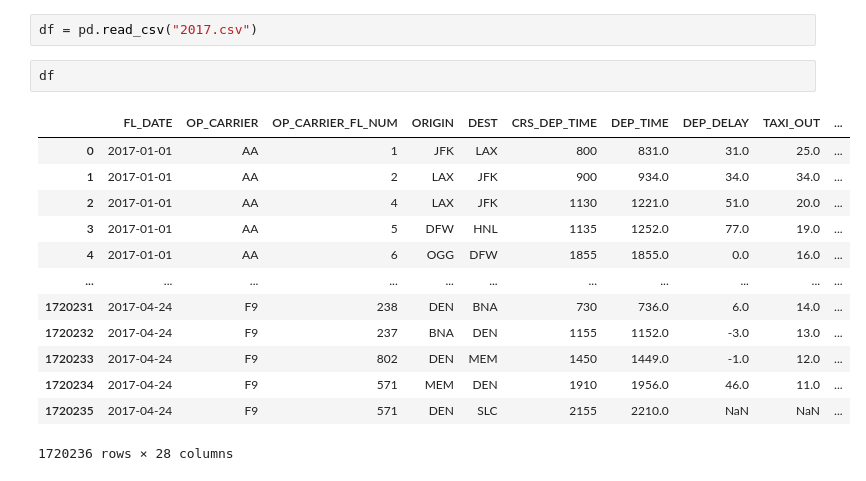
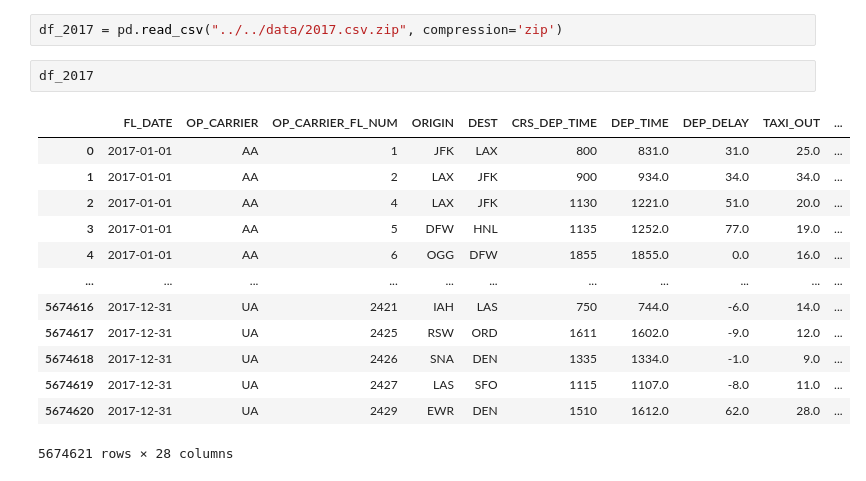
Before and after one commit to Ysfclk1/US_airline_performance_analytics, a Jupyter notebook: python/data_cleansing/Airlines_2017.ipynb, the cells around one changed output. Saved outputs shown, nothing was run; the diff lists cells and outputs as text.

```diff
--- a/python/data_cleansing/Airlines_2017.ipynb
+++ b/python/data_cleansing/Airlines_2017.ipynb
@@ -3,19 +28,19 @@ import pandas as pd
 # %%
-df = pd.read_csv("2017.csv")
+df_2017 = pd.read_csv("../../data/2017.csv.zip", compression='zip')
-# %%
-df
-# %% [output]
-|  | FL_DATE | OP_CARRIER | OP_CARRIER_FL_NUM | ORIGIN | DEST | CRS_DEP_TIME | DEP_TIME | DEP_DELAY | TAXI_OUT | ... |
-| 0 | 2017-01-01 | AA | 1 | JFK | LAX | 800 | 831.0 | 31.0 | 25.0 | ... |
-| 1 | 2017-01-01 | AA | 2 | LAX | JFK | 900 | 934.0 | 34.0 | 34.0 | ... |
-| 2 | 2017-01-01 | AA | 4 | LAX | JFK | 1130 | 1221.0 | 51.0 | 20.0 | ... |
-| 3 | 2017-01-01 | AA | 5 | DFW | HNL | 1135 | 1252.0 | 77.0 | 19.0 | ... |
-| 4 | 2017-01-01 | AA | 6 | OGG | DFW | 1855 | 1855.0 | 0.0 | 16.0 | ... |
-| ... | ... | ... | ... | ... | ... | ... | ... | ... | ... | ... |
-| 1720231 | 2017-04-24 | F9 | 238 | DEN | BNA | 730 | 736.0 | 6.0 | 14.0 | ... |
-| 1720232 | 2017-04-24 | F9 | 237 | BNA | DEN | 1155 | 1152.0 | -3.0 | 13.0 | ... |
-| 1720233 | 2017-04-24 | F9 | 802 | DEN | MEM | 1450 | 1449.0 | -1.0 | 12.0 | ... |
-| 1720234 | 2017-04-24 | F9 | 571 | MEM | DEN | 1910 | 1956.0 | 46.0 | 11.0 | ... |
-| 1720235 | 2017-04-24 | F9 | 571 | DEN | SLC | 2155 | 2210.0 | NaN | NaN | ... |
-1720236 rows × 28 columns
+# %%
+df_2017
+# %% [output]
+|  | FL_DATE | OP_CARRIER | OP_CARRIER_FL_NUM | ORIGIN | DEST | CRS_DEP_TIME | DEP_TIME | DEP_DELAY | TAXI_OUT | ... |
+| 0 | 2017-01-01 | AA | 1 | JFK | LAX | 800 | 831.0 | 31.0 | 25.0 | ... |
+| 1 | 2017-01-01 | AA | 2 | LAX | JFK | 900 | 934.0 | 34.0 | 34.0 | ... |
+| 2 | 2017-01-01 | AA | 4 | LAX | JFK | 1130 | 1221.0 | 51.0 | 20.0 | ... |
+| 3 | 2017-01-01 | AA | 5 | DFW | HNL | 1135 | 1252.0 | 77.0 | 19.0 | ... |
+| 4 | 2017-01-01 | AA | 6 | OGG | DFW | 1855 | 1855.0 | 0.0 | 16.0 | ... |
+| ... | ... | ... | ... | ... | ... | ... | ... | ... | ... | ... |
+| 5674616 | 2017-12-31 | UA | 2421 | IAH | LAS | 750 | 744.0 | -6.0 | 14.0 | ... |
+| 5674617 | 2017-12-31 | UA | 2425 | RSW | ORD | 1611 | 1602.0 | -9.0 | 12.0 | ... |
+| 5674618 | 2017-12-31 | UA | 2426 | SNA | DEN | 1335 | 1334.0 | -1.0 | 9.0 | ... |
+| 5674619 | 2017-12-31 | UA | 2427 | LAS | SFO | 1115 | 1107.0 | -8.0 | 11.0 | ... |
+| 5674620 | 2017-12-31 | UA | 2429 | EWR | DEN | 1510 | 1612.0 | 62.0 | 28.0 | ... |
+5674621 rows × 28 columns
 # %%
```
Also changed, not shown: parts of 10 cells of this notebook, 10 other files.
